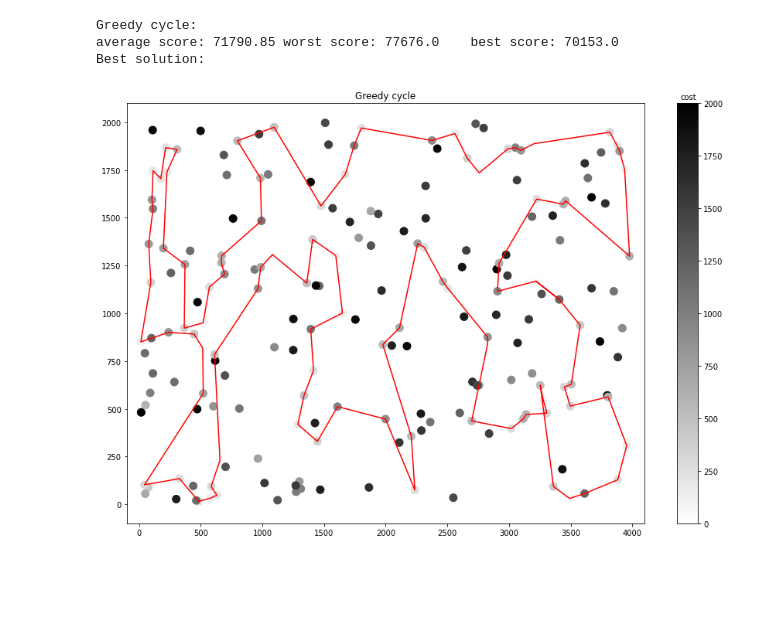
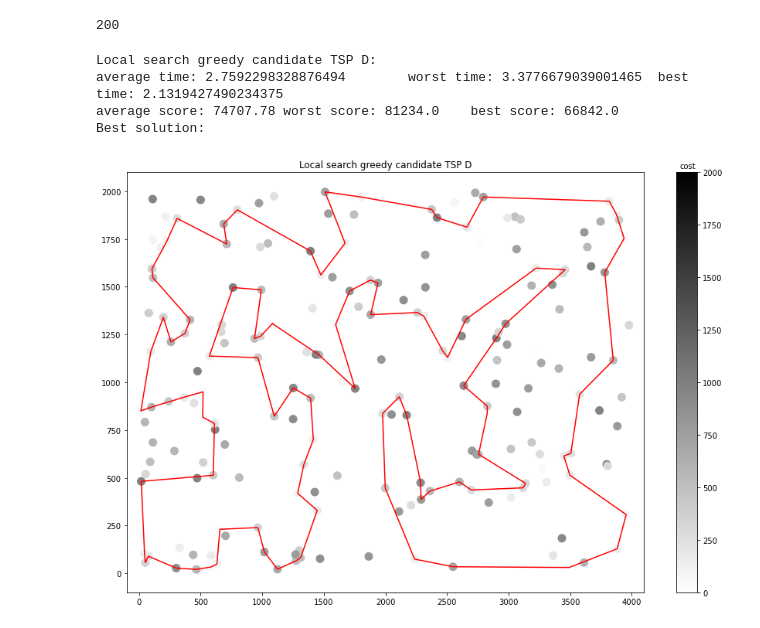
Before and after one commit to Mikikrus/Evolutionary-Computation, a Jupyter notebook: lab4/EC_lab4.ipynb, the cells around one changed output. Drawn from its saved outputs; the diff is of its cells as text; code cells hidden in the pictures; blank space fills up the shorter version.

```diff
--- a/lab4/EC_lab4.ipynb
+++ b/lab4/EC_lab4.ipynb
@@ -256,2 +256,2 @@ Best solution:
 # %%
-data = np.loadtxt('TSPB.csv', dtype=int, delimiter=';')
+data = np.loadtxt('TSPD.csv', dtype=int, delimiter=';')
@@ -265,7 +258,9 @@ Best solution:
-# %%
-summarize(greedy_cycle, data, 'Greedy cycle',weight=0.5)
-# %% [output]
-Greedy cycle:
-average score: 71790.85 worst score: 77676.0    best score: 70153.0
-Best solution:
-[figure, removed]
+# %%
+summarize(local_search_greedy_candidate, data, 'Local search greedy candidate TSP D')
+# %% [output]
+200
+Local search greedy candidate TSP D:
+average time: 2.7592298328876494        worst time: 3.3776679039001465  best time: 2.1319427490234375
+average score: 74707.78 worst score: 81234.0    best score: 66842.0
+Best solution:
+[figure, added]
```
Also changed, not shown: parts of 4 cells of this notebook.
